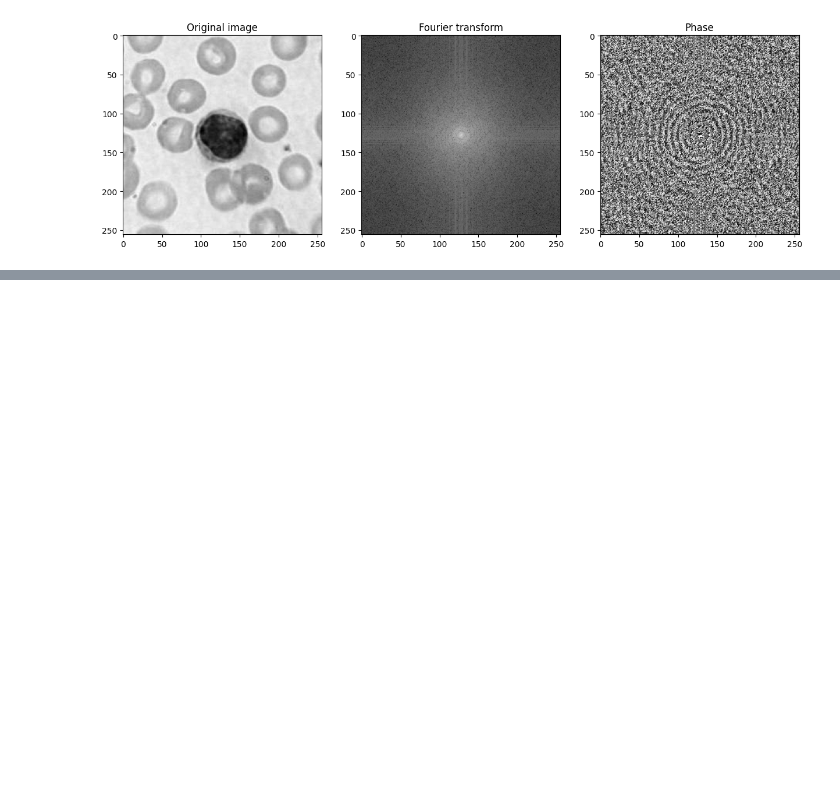
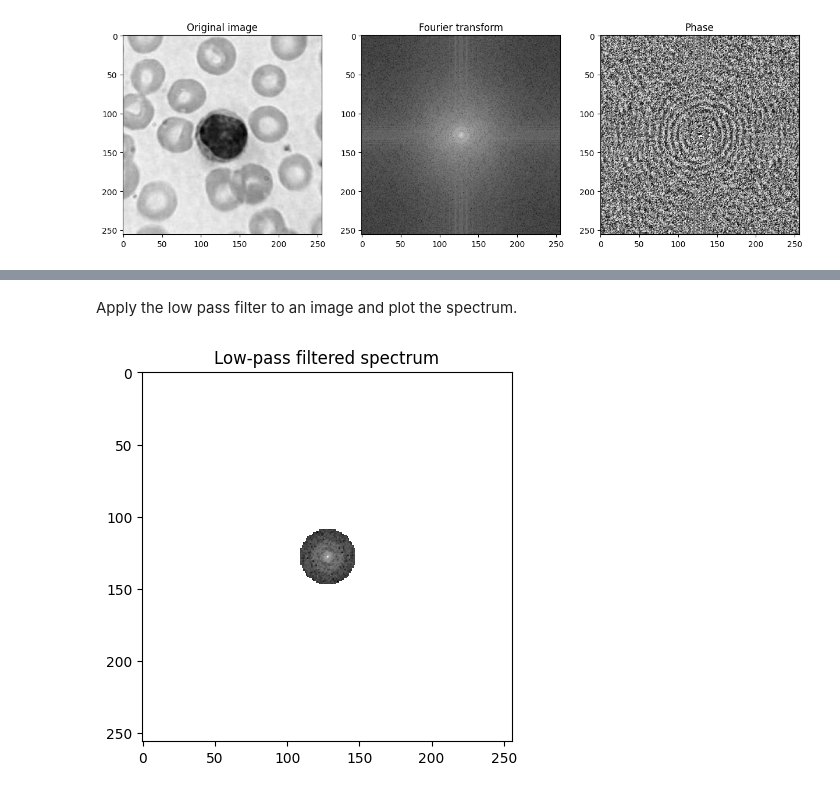
Before and after one commit to Eric-Vidal-hub/Signal-Processing, a Jupyter notebook: 4_filters.ipynb, the cells around one changed output, grey strips where cells are left out. Drawn from its saved outputs; the diff is of its cells as text; code cells hidden in the pictures; blank space fills up the shorter version.

```diff
--- a/4_filters.ipynb
+++ b/4_filters.ipynb
@@ -26,0 +73,11 @@ Text(0.5, 1.0, 'Phase')
+# %% [markdown]
+Apply the low pass filter to an image and plot the spectrum.
+# %%
+lp_ff0 = lp_filter * ff0
+
+# Plot the spectrum in dB scale
+plt.imshow(10 * np.log10(np.abs(lp_ff0)), cmap='gray')
+plt.title('Low-pass filtered spectrum')
+plt.show()
+# %% [output]
+[figure, added]
```
Also changed, not shown: parts of 35 cells of this notebook.
